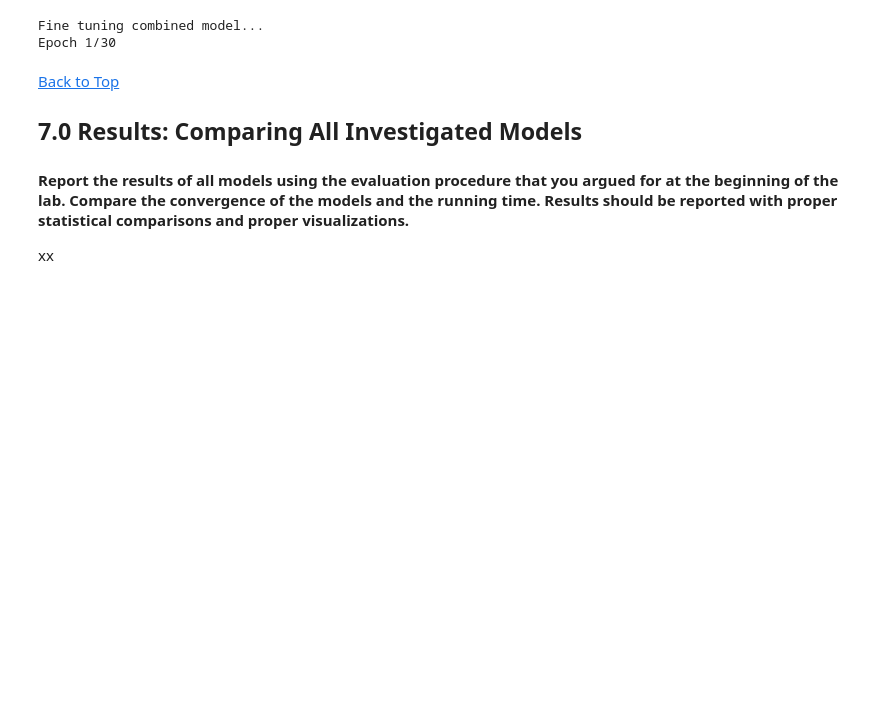
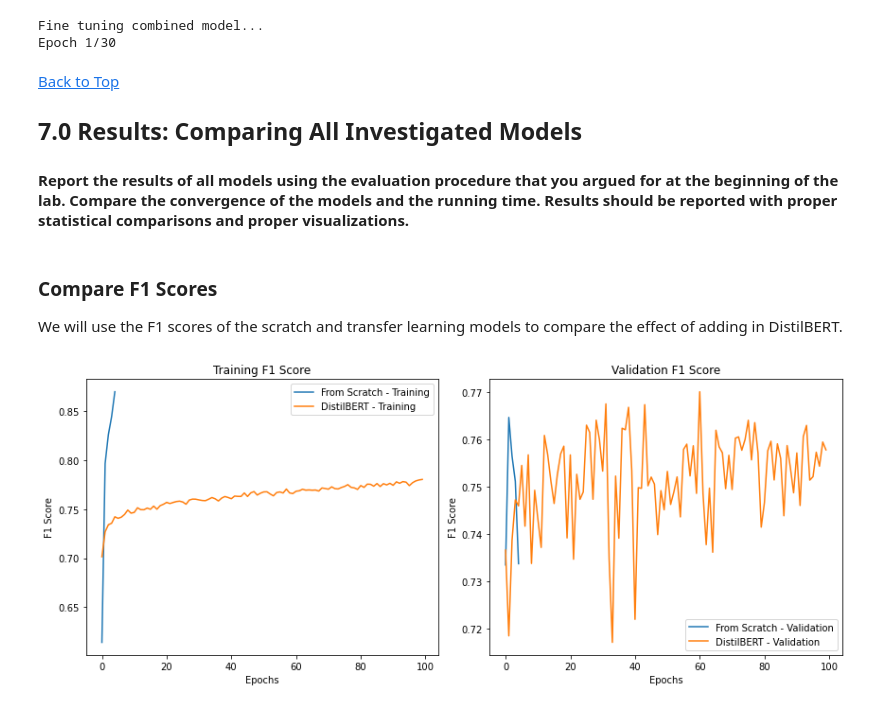
Before and after one commit to raneyoliver/CS8321Labs-public, a Jupyter notebook: lab2/lab2_sc0306 - Copy.ipynb, the cells around one changed output. Drawn from its saved outputs; the diff is of its cells as text; code cells hidden in the pictures; blank space fills up the shorter version.

```diff
--- a/lab2/lab2_sc0306 - Copy.ipynb
+++ b/lab2/lab2_sc0306 - Copy.ipynb
@@ -898,4 +898,7 @@ Epoch 1/30
 <a id="P7"></a>
 ## 7.0 Results: Comparing All Investigated Models
 #### Report the results of all models using the evaluation procedure that you argued for at the beginning of the lab. Compare the convergence of the models and the running time. Results should be reported with proper statistical comparisons and proper visualizations.
-xx
+# %% [markdown]
+### Compare F1 Scores
+
+We will use the F1 scores of the scratch and transfer learning models to compare the effect of adding in DistilBERT.
@@ -901,0 +907,41 @@ xx
+# %%
+top_history = pd.read_csv("base_model_training_history2bin.csv")
+transfer_history = pd.read_csv("distilbert_model_training_history.csv")
+
+time1 = 600     # Scratch
+time2 = 157.52  # DistilBERT
+# %%
+import pandas as pd
+import numpy as np
+import matplotlib.pyplot as plt
+from scipy.stats import ttest_ind
+
+# Convert histories to DataFrames if they're not already
+df1 = pd.DataFrame(top_history)
+df2 = pd.DataFrame(transfer_history)
+
+# Visualization
+plt.figure(figsize=(12, 5))
+
+# Training F1
+plt.subplot(1, 2, 1)
+plt.plot(df1['f1_m'], label='From Scratch - Training')
+plt.plot(df2['f1_m'], label='DistilBERT - Training')
+plt.title('Training F1 Score')
+plt.xlabel('Epochs')
+plt.ylabel('F1 Score')
+plt.legend()
+
+# Validation F1
+plt.subplot(1, 2, 2)
+plt.plot(df1['val_f1_m'], label='From Scratch - Validation')
+plt.plot(df2['val_f1_m'], label='DistilBERT - Validation')
+plt.title('Validation F1 Score')
+plt.xlabel('Epochs')
+plt.ylabel('F1 Score')
+plt.legend()
+
+plt.tight_layout()
+plt.show()
+# %% [output]
+[figure, added]
```
Also changed, not shown: parts of 20 cells of this notebook.
